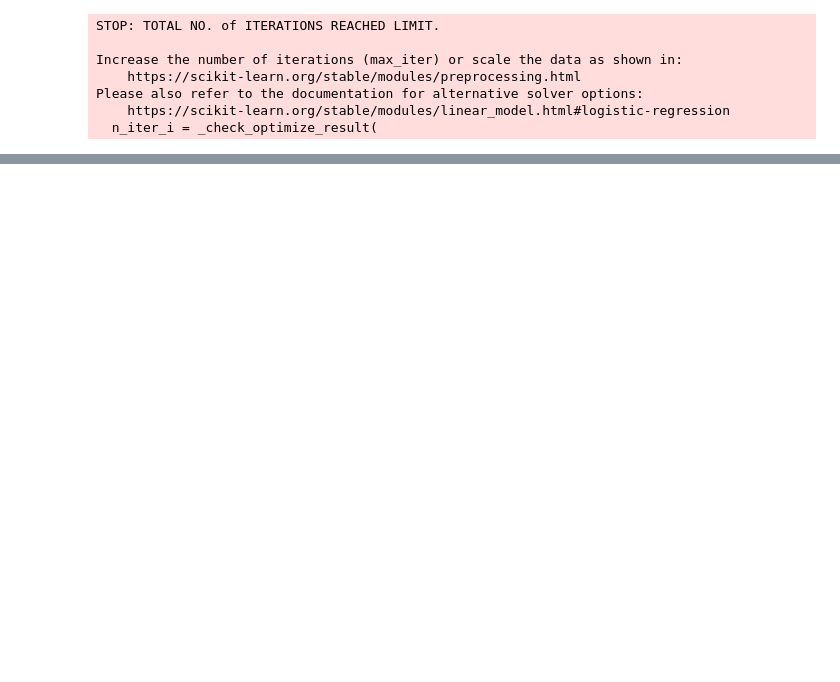
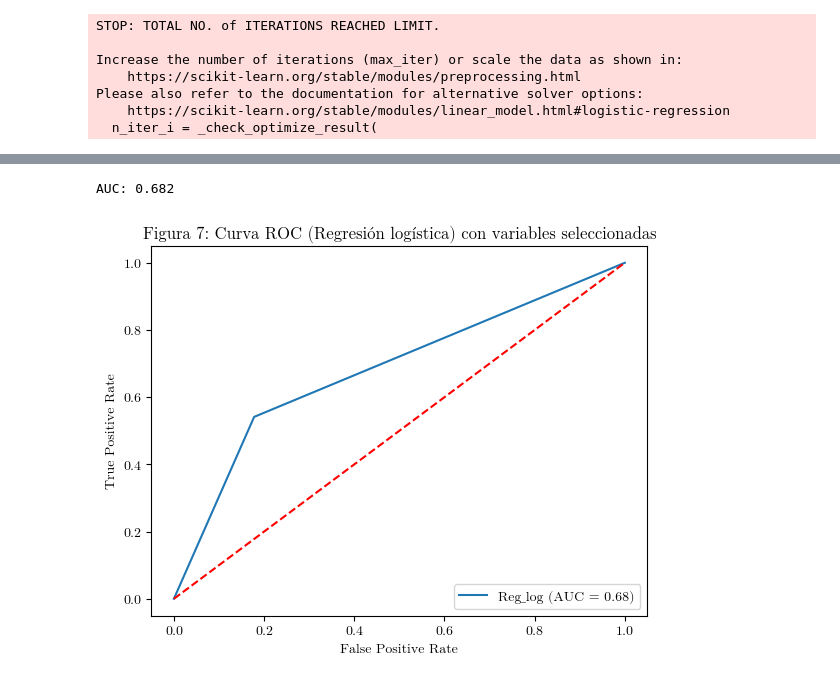
Before and after one commit to solana03/TP2, a Jupyter notebook: TP2.ipynb, the cells around one changed output, grey strips where cells are left out. Cells and saved outputs as stored; diff of their text form; code cells hidden in the pictures; blank space fills up the shorter version.

```diff
--- a/TP2.ipynb
+++ b/TP2.ipynb
@@ -581,5 +660,19 @@ Punto 6
 # %%
-# Eliminamos también PP09A_ESP dado que contiene respuestas exclusivamente de individuos que no son de CABA ni GBA.Además, borramos aquellas que no tienen poder predictivo: NRO_HOGAR, ANO4, TRIMESTRE, COMPONENTE, H15, PONDERA, IMPUTA
-columnas_a_eliminar_2 = ['NRO_HOGAR', 'ANO4', 'TRIMESTRE', 'COMPONENTE', 'H15', 'PONDERA', 'IMPUTA','PP09A_ESP']
-respondieron_2 = respondieron_2.drop(columns=columnas_a_eliminar_2)
-HOLA
+#Implementamos nuevamente el método logit
+y2 = respondieron_selec["pobre"]
+x2 = respondieron_selec[respondieron_selec.columns.drop("pobre")]
+x2 = sm.add_constant(x)
+x2_train, x2_test, y2_train, y2_test = train_test_split(x2.loc[:,x2.columns!="const"],y2,test_size=0.3,random_state=201)
+reg_logistica2 = LogisticRegression().fit(x2_train,y2_train)
+pred_y_score2 = reg_logistica2.predict_proba(x2_test)[:,1]
+
+#Transformamos las probabilidades en Y con valores 1 o 0 (con el clasificador de Bayes)
+y2_predicha = np.where(pred_y_score2 > 0.5, 1, pred_y_score2)
+y2_predicha = np.where(pred_y_score2 <= 0.5, 0, y2_predicha)
+
+#Generamos la matriz de confusión
+matriz_confusion2 = confusion_matrix(y2_test, y2_predicha)
+print('Confusion Matrix:')
+print(matriz_confusion2)
+accuracy_log2= accuracy_score(y2_test, y2_predicha)
+print('Accuracy Score :','%.3f' % accuracy_log2)
@@ -585,0 +691,20 @@ HOLA
+# %%
+#Calculamos el área debajo de la curva ROC (su acumulado)
+auc_ROC2 = roc_auc_score(y2_test, y2_predicha)
+print('AUC: %.3f' % auc_ROC2)
+
+#Graficamos la curva ROC
+fpr2, tpr2, thresholds2 = roc_curve(y2_test, y2_predicha)
+np.set_printoptions(suppress = True)
+
+display2 = RocCurveDisplay(fpr=fpr2, tpr=tpr2, roc_auc=auc_ROC2, estimator_name='Reg_log')
+font = {'family': 'Latin Modern Math'}
+plt.rc('font', **font)
+display.plot()
+plt.plot([0, 1], [0, 1], color='red', linestyle='--')
+plt.title("Figura 7: Curva ROC (Regresión logística) con variables seleccionadas")
+plt.savefig("roc_logit2.png", dpi=300, bbox_inches='tight')
+plt.show()
+# %% [output]
+AUC: 0.682
+[figure, added]
```
Also changed, not shown: parts of 31 cells of this notebook, 5 other files.
